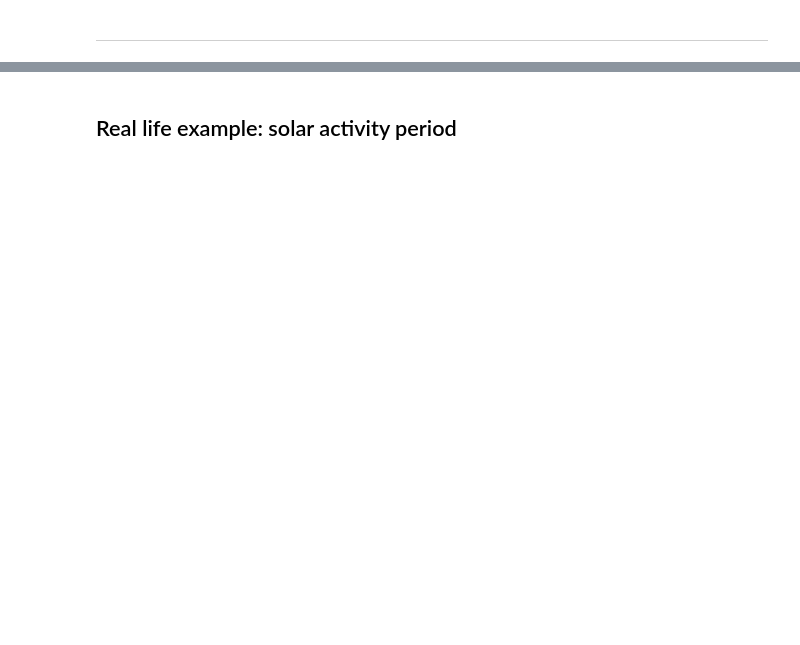
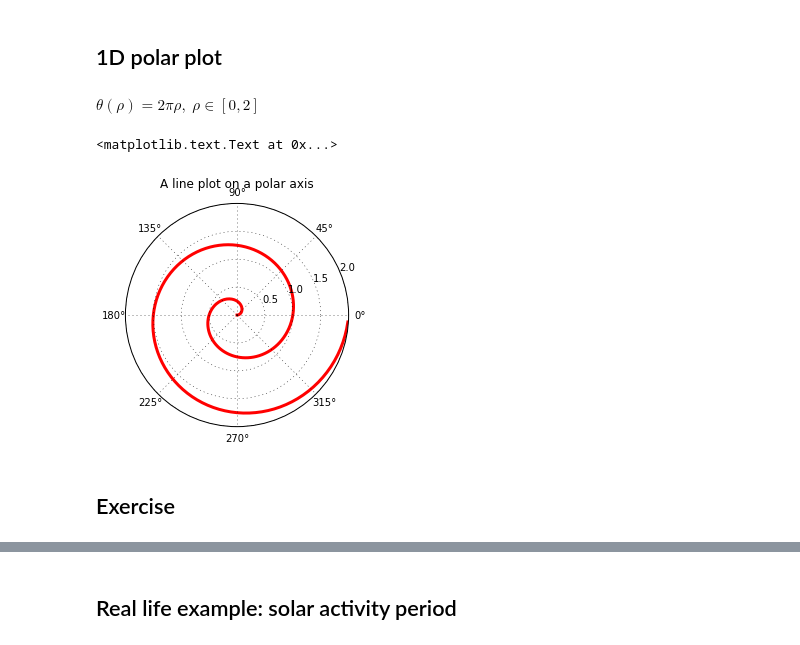
Before and after one commit to iamc/2019-12-16-cfm-ScientificPython, a Jupyter notebook: scipy-tutorial.ipynb, the cells around one changed output, grey strips where cells are left out. Cells and saved outputs as stored; diff of their text form; code cells hidden in the pictures; blank space fills up the shorter version.

```diff
--- a/scipy-tutorial.ipynb
+++ b/scipy-tutorial.ipynb
@@ -11,2 +33,17 @@ import numpy as np
+# %% [markdown]
+## 1D polar plot
+# %% [markdown]
+$\theta(\rho) = 2\pi \rho, \; \rho \in [0, 2]$
+# %%
+r = np.arange(0, 2., 0.01)
+theta = 2 * np.pi * r
+
+plt.polar(theta, r, color='r', linewidth=3)
+plt.grid(True)
+
+plt.title("A line plot on a polar axis")
+# %% [output]
+<matplotlib.text.Text at 0x...>
+[figure, added]
 # %% [markdown]
----
+## Exercise
```
Also changed, not shown: parts of 43 cells of this notebook.
